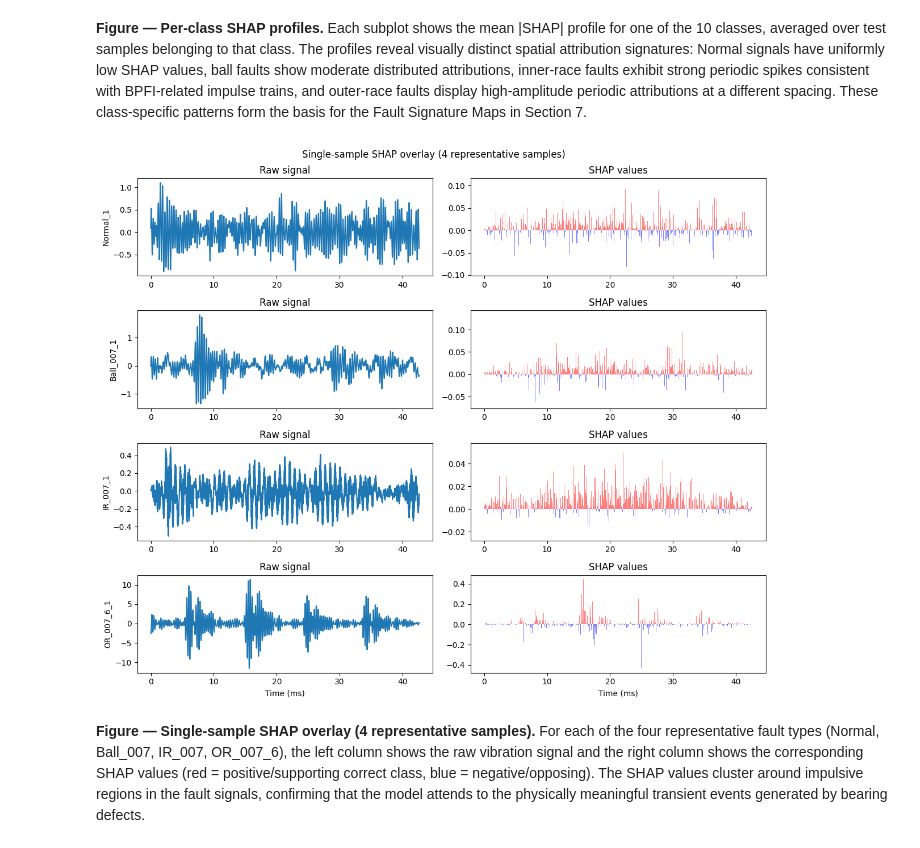
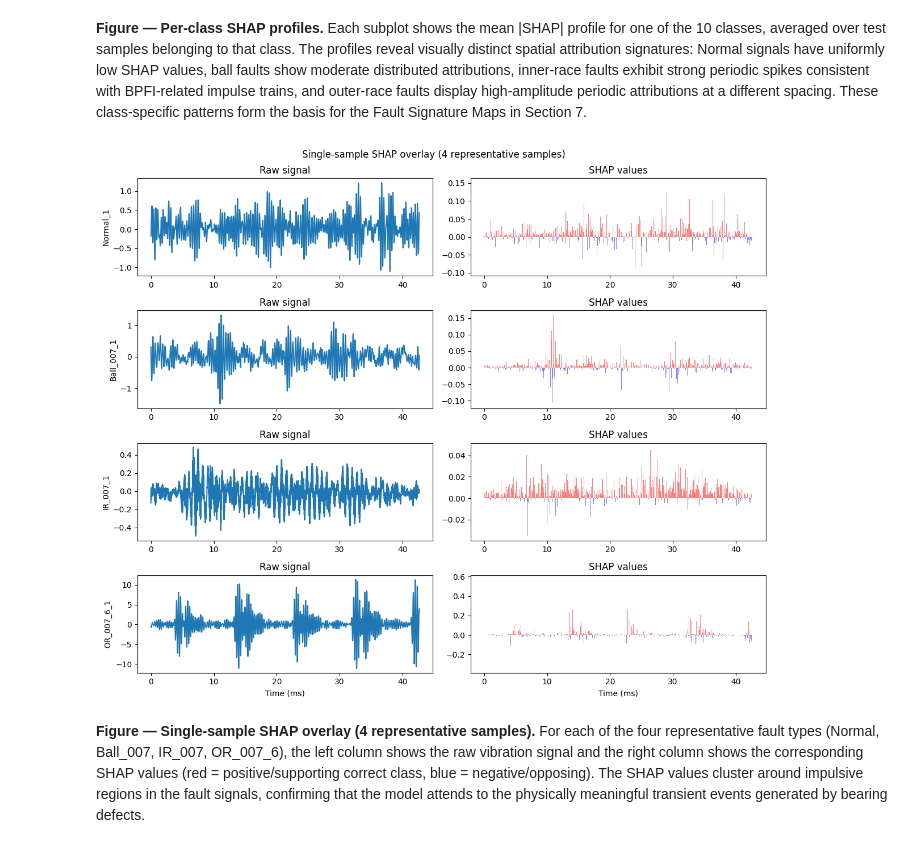
Before and after one commit to ekkirinaldi/ai-bearing-conference, a Jupyter notebook: kaggle/input/cwru-bearing-datasets/ID-crwu-bearings-wdcnn-shap-signal-explainability.ipynb, the cells around one changed output. Cells and saved outputs as stored; diff of their text form; code cells hidden in the pictures.

```diff
--- a/kaggle/input/cwru-bearing-datasets/ID-crwu-bearings-wdcnn-shap-signal-explainability.ipynb
+++ b/kaggle/input/cwru-bearing-datasets/ID-crwu-bearings-wdcnn-shap-signal-explainability.ipynb
@@ -105,21 +109,26 @@ os.makedirs(os.path.join(DATA_DIR, "models", "checkpoints"), exist_ok=True)
 # Use shared data utils for apple-to-apple comparison with ML benchmark notebook
 from cwru_data_utils import prepare_canonical_split, CLASS_NAMES, CWRU_MAT_FILES
 
-canonical = prepare_canonical_split(raw_dir=RAW_DIR, test_size=750, seed=RANDOM_SEED)
+canonical = prepare_canonical_split(raw_dir=RAW_DIR, test_size=750, seed=RANDOM_SEED, split_mode="temporal")
 X = canonical["X_raw"]
 y = canonical["y"]
 class_names = canonical["class_names"]
 label_encoder = canonical["label_encoder"]
 X_train = canonical["X_raw_train"][:, np.newaxis, :].astype(np.float32)
+X_val = canonical["X_raw_val"][:, np.newaxis, :].astype(np.float32)
 X_test = canonical["X_raw_test"][:, np.newaxis, :].astype(np.float32)
 y_train = canonical["y_train"]
+y_val = canonical["y_val"]
 y_test = canonical["y_test"]
 train_idx = canonical["train_idx"]
+val_idx = canonical["val_idx"]
 test_idx = canonical["test_idx"]
 
 train_ds = TensorDataset(torch.FloatTensor(X_train), torch.LongTensor(y_train))
+val_ds = TensorDataset(torch.FloatTensor(X_val), torch.LongTensor(y_val))
 test_ds = TensorDataset(torch.FloatTensor(X_test), torch.LongTensor(y_test))
 train_loader = DataLoader(train_ds, batch_size=64, shuffle=True, num_workers=NUM_WORKERS)
+val_loader = DataLoader(val_ds, batch_size=64, shuffle=False, num_workers=NUM_WORKERS)
 test_loader = DataLoader(test_ds, batch_size=64, shuffle=False, num_workers=NUM_WORKERS)
 # %%
 print("X shape:", X.shape, "| y shape:", y.shape)
@@ -360,29 +369,29 @@ for epoch in range(EPOCHS):
     train_loss /= len(train_loader)
     scheduler.step()
     model.eval()
-    test_loss, correct = 0.0, 0
+    val_loss, correct = 0.0, 0
     with torch.no_grad():
-        for bx, by in test_loader:
+        for bx, by in val_loader:
             bx, by = bx.to(device), by.to(device)
             out = model(bx)
-            test_loss += criterion(out, by).item()
+            val_loss += criterion(out, by).item()
             correct += (out.argmax(1) == by).sum().item()
-    test_loss /= len(test_loader)
-    acc = correct / len(test_loader.dataset)
+    val_loss /= len(val_loader)
+    val_acc = correct / len(val_loader.dataset)
     history["train_loss"].append(train_loss)
-    history["test_loss"].append(test_loss)
-    history["test_acc"].append(acc)
-    if test_loss < best_loss:
-        best_loss = test_loss
+    history["test_loss"].append(val_loss)
+    history["test_acc"].append(val_acc)
+    if val_loss < best_loss:
+        best_loss = val_loss
         best_epoch = epoch
         patience_counter = 0
         torch.save(model.state_dict(), os.path.join(DATA_DIR, "models", "checkpoints", "wdcnn_load1_best.pth"))
     else:
         patience_counter += 1
     if (epoch + 1) % 10 == 0:
-        print(f"Epoch {epoch+1}: train_loss={train_loss:.4f}, test_loss={test_loss:.4f}, acc={acc:.4f}")
+        print(f"Epoch {epoch+1}: train_loss={train_loss:.4f}, val_loss={val_loss:.4f}, val_acc={val_acc:.4f}")
     if patience_counter >= PATIENCE:
         print(f"Early stopping at epoch {epoch+1}")
         break
-print(f"Best epoch: {best_epoch+1}, best test loss: {best_loss:.4f}")
+print(f"Best epoch: {best_epoch+1}, best val loss: {best_loss:.4f}")
 # %% [output]
@@ -512,9 +541,9 @@ def stratified_sample(X, y, n_per_class):
 
 np.random.seed(RANDOM_SEED)
 bg_idx = stratified_sample(X_train, y_train, 10)
-test_idx = stratified_sample(X_test, y_test, 20)
+shap_sample_idx = stratified_sample(X_test, y_test, 20)
 background_data = torch.FloatTensor(X_train[bg_idx])
-test_data = torch.FloatTensor(X_test[test_idx])
+test_data = torch.FloatTensor(X_test[shap_sample_idx])
 print("Background:", background_data.shape, "| Test:", test_data.shape)
 # %% [output]
 Background: torch.Size([100, 1, 2048]) | Test: torch.Size([200, 1, 2048])
@@ -582,7 +611,7 @@ per_class_profiles = []
 sig_len = 2048
 for i in range(10):
     sv_i = _get_shap_for_class(shap_values_np, i)
-    mask = y_test[test_idx] == i
+    mask = y_test[shap_sample_idx] == i
     if mask.sum() > 0:
         prof = np.mean(np.abs(sv_i[mask]), axis=0)
     else:
@@ -616,32 +645,32 @@ plt.show()
 # %%
 rep_classes = ["Normal_1", "Ball_007_1", "IR_007_1", "OR_007_6_1"]
 rep_idx_in_test = []
 for name in rep_classes:
     c = class_names.index(name)
-    mask = (y_test[test_idx] == c)
+    mask = (y_test[shap_sample_idx] == c)
     idx = np.where(mask)[0][0]
     rep_idx_in_test.append((idx, c))
 fig, axes = plt.subplots(4, 2, figsize=(12, 10))
 for row, (idx_in_test, c) in enumerate(rep_idx_in_test):
     sig = test_data[idx_in_test, 0, :].numpy()
     sv_arr = _get_shap_for_class(shap_values_np, c)
     sv = sv_arr[idx_in_test]
     axes[row, 0].plot(t_ms, sig)
     axes[row, 0].set_ylabel(class_names[c])
     axes[row, 0].set_title("Raw signal")
     sv_flat = np.asarray(sv).flatten()
     colors = np.where(sv_flat > 0, "red", "blue")
     bar_width = (t_ms[-1] - t_ms[0]) / len(t_ms) * 0.95 if len(t_ms) > 1 else 1
     axes[row, 1].bar(t_ms, sv_flat, width=bar_width, color=colors, alpha=0.5)
     axes[row, 1].set_title("SHAP values")
 axes[-1, 0].set_xlabel("Time (ms)")
 axes[-1, 1].set_xlabel("Time (ms)")
 plt.suptitle("Single-sample SHAP overlay (4 representative samples)")
 plt.tight_layout()
 plt.savefig(os.path.join(DATA_DIR, "results", "figures", "shap_overlay_4_samples.png"), dpi=150)
 plt.show()
 # %% [output]
-[figure, old version]
+[figure, new version]
 # %% [markdown]
 **Figure — Single-sample SHAP overlay (4 representative samples).** For each of the four representative fault types (Normal, Ball_007, IR_007, OR_007_6), the left column shows the raw vibration signal and the right column shows the corresponding SHAP values (red = positive/supporting correct class, blue = negative/opposing). The SHAP values cluster around impulsive regions in the fault signals, confirming that the model attends to the physically meaningful transient events generated by bearing defects.
 # %% [markdown]
```
Also changed, not shown: parts of 29 cells of this notebook, 2 other files.
